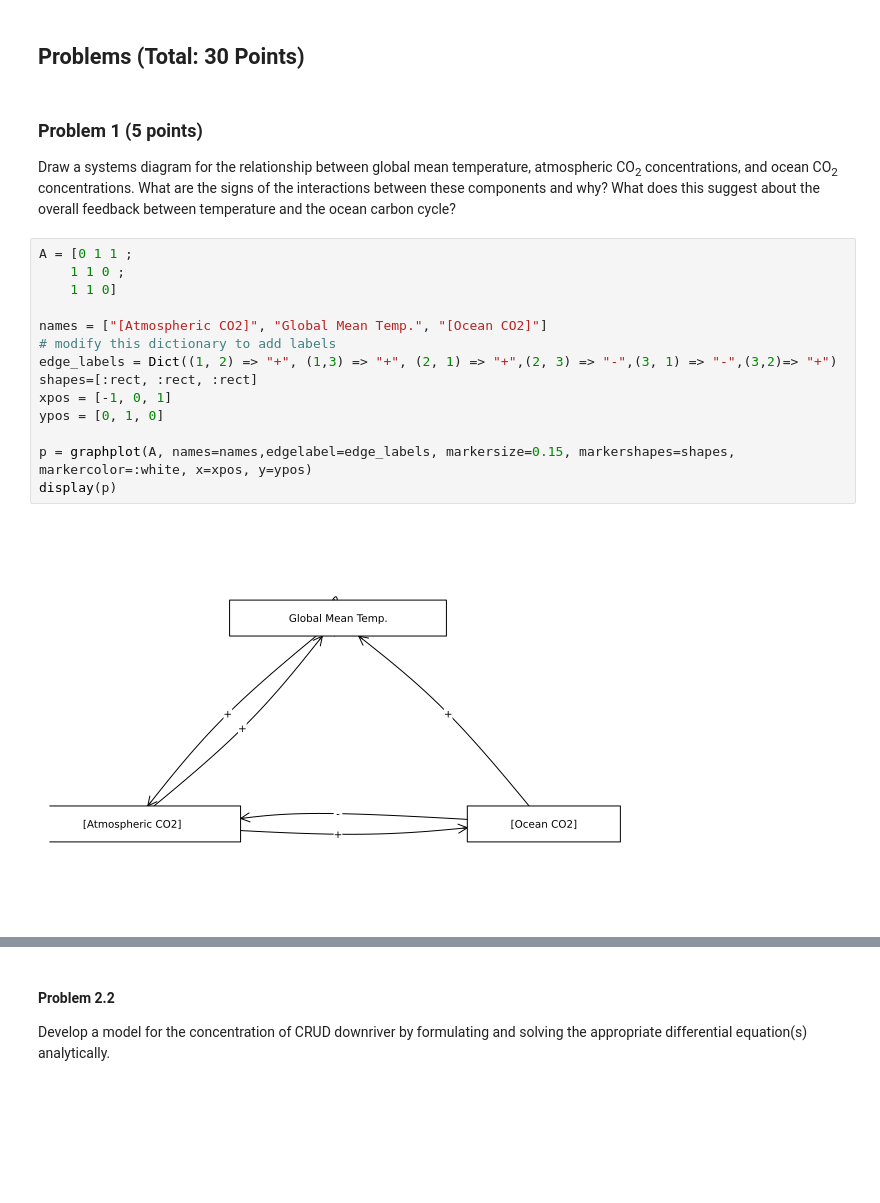
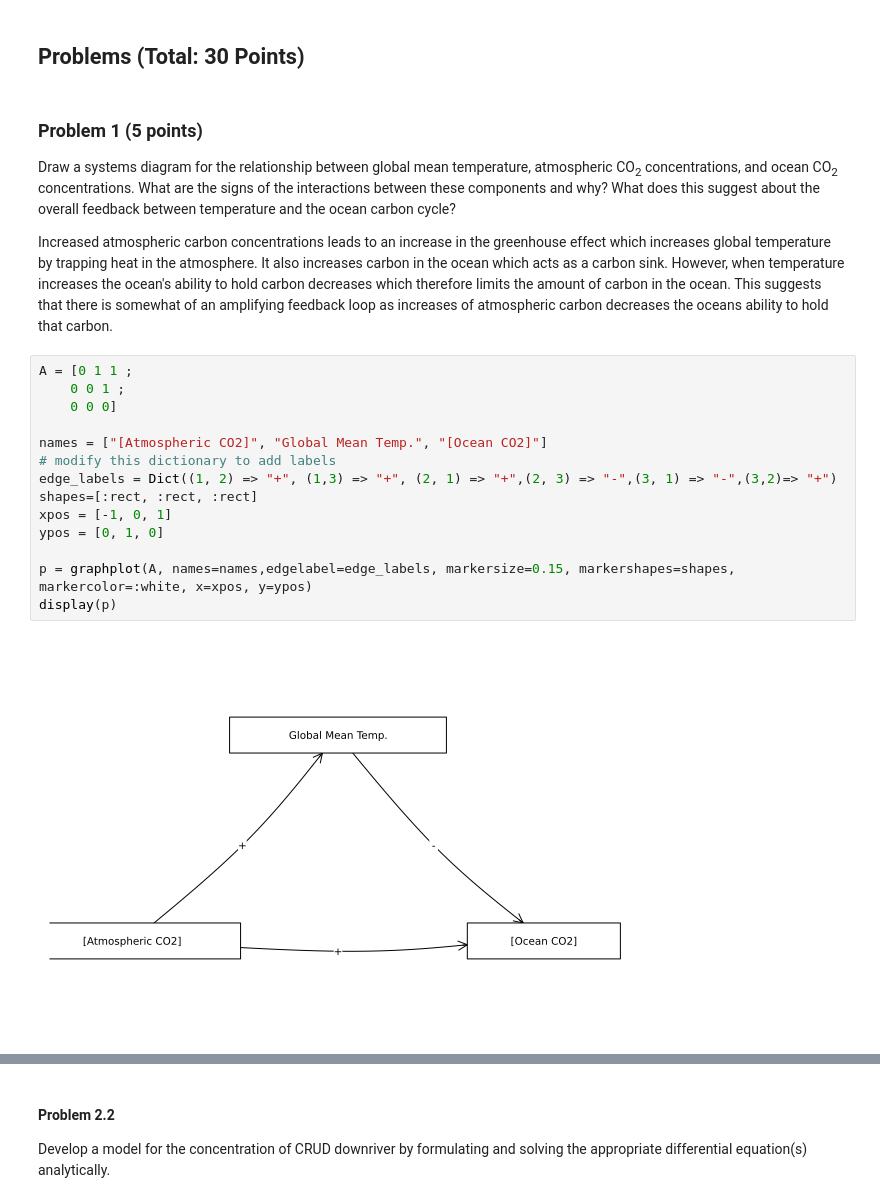
Before and after one commit to BEE4750-FA25/hw2-clairej, a Jupyter notebook: hw02.ipynb, the cells around one changed output, grey strips where cells are left out. Cells and saved outputs as stored; diff of their text form; blank space fills up the shorter version.

```diff
--- a/hw02.ipynb
+++ b/hw02.ipynb
@@ -76,22 +66,24 @@ temperature, atmospheric CO<sub>2</sub> concentrations, and ocean
 CO<sub>2</sub> concentrations. What are the signs of the interactions
 between these components and why? What does this suggest about the
 overall feedback between temperature and the ocean carbon cycle?
+
+Increased atmospheric carbon concentrations leads to an increase in the greenhouse effect which increases global temperature by trapping heat in the atmosphere. It also increases carbon in the ocean which acts as a carbon sink. However, when temperature increases the ocean's ability to hold carbon decreases which therefore limits the amount of carbon in the ocean. This suggests that there is somewhat of an amplifying feedback loop as increases of atmospheric carbon decreases the oceans ability to hold that carbon.
 # %%
 A = [0 1 1 ;
-    1 1 0 ;
-    1 1 0]
+    0 0 1 ;
+    0 0 0]
 
 names = ["[Atmospheric CO2]", "Global Mean Temp.", "[Ocean CO2]"]
 # modify this dictionary to add labels
 edge_labels = Dict((1, 2) => "+", (1,3) => "+", (2, 1) => "+",(2, 3) => "-",(3, 1) => "-",(3,2)=> "+")
 shapes=[:rect, :rect, :rect]
 xpos = [-1, 0, 1]
 ypos = [0, 1, 0]
 
 p = graphplot(A, names=names,edgelabel=edge_labels, markersize=0.15, markershapes=shapes, markercolor=:white, x=xpos, y=ypos)
 display(p)
 # %% [output]
-[figure, old version]
+[figure, new version]
 # %% [markdown]
 > **Tip**
 >
```
Also changed, not shown: parts of 1 cell of this notebook.
